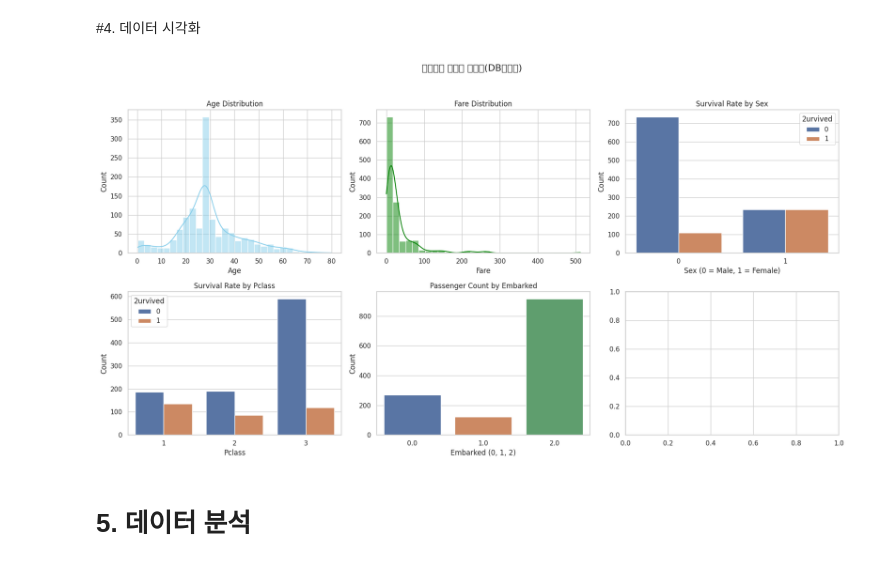
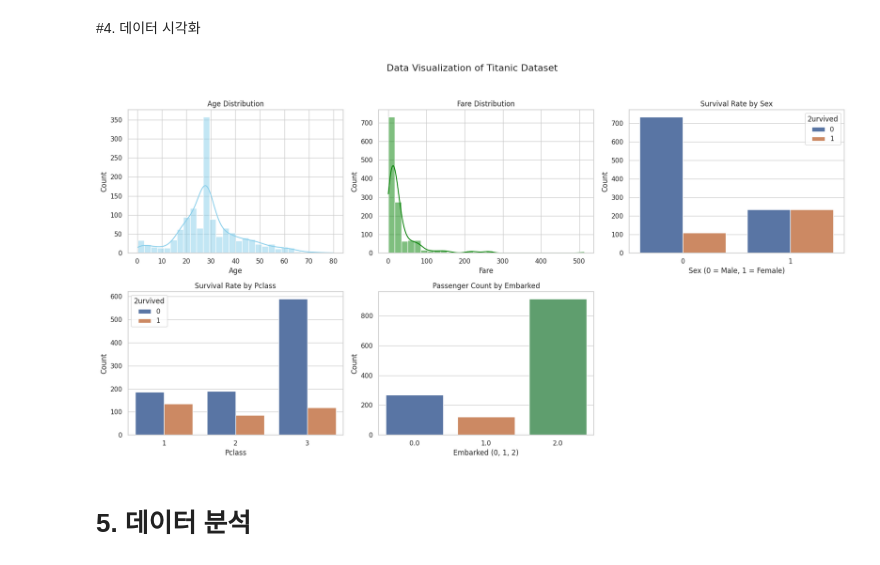
Before and after one commit to KimGiheung/GDSC, a Jupyter notebook: 타이타닉_데이터시각화.ipynb, the cells around one changed output. Drawn from its saved outputs; the diff is of its cells as text; code cells hidden in the pictures.

```diff
--- a/타이타닉_데이터시각화.ipynb
+++ b/타이타닉_데이터시각화.ipynb
@@ -137,51 +137,49 @@ import matplotlib.pyplot as plt
 import seaborn as sns
 import pandas as pd
 
-# style 설정(whitegrid)
+# 시각화의 미적 스타일을 설정합니다
 sns.set(style="whitegrid")
 
-# 서브플롯
-# 연령, 운임, 성별-생존률, 객실 등급-생존률, 승선 항구별 승객 분포 그래프를
-# subplot으로 나타냄
+# 서브플롯을 생성합니다
 fig, axes = plt.subplots(2, 3, figsize=(18, 10))
-fig.suptitle('타이타닉 데이터 시각화(DB스터디)', fontsize=16)
+fig.suptitle('Data Visualization of Titanic Dataset', fontsize=16)
 
-# 연령 분포
-sns.histplot(data['Age'], bins=30, ax=axes[0, 0], kde=True, color='skyblue')
+# 연령 분포 그래프를 그립니다
+sns.histplot(data['Age'].dropna(), bins=30, ax=axes[0, 0], kde=True, color='skyblue')
 axes[0, 0].set_title('Age Distribution')
 axes[0, 0].set_xlabel('Age')
 axes[0, 0].set_ylabel('Count')
 
-# 운임 분포
-sns.histplot(data['Fare'], bins=30, ax=axes[0, 1], kde=True, color='green')
+# 운임 분포 그래프를 그립니다
+sns.histplot(data['Fare'].dropna(), bins=30, ax=axes[0, 1], kde=True, color='green')
 axes[0, 1].set_title('Fare Distribution')
 axes[0, 1].set_xlabel('Fare')
 axes[0, 1].set_ylabel('Count')
 
-# 성별에 따른 생존율
+# 성별에 따른 생존율 그래프를 그립니다
 sns.countplot(x='Sex', hue='2urvived', data=data, ax=axes[0, 2])
 axes[0, 2].set_title('Survival Rate by Sex')
 axes[0, 2].set_xlabel('Sex (0 = Male, 1 = Female)')
 axes[0, 2].set_ylabel('Count')
 
-# 객실 등급별 생존율
+# 객실 등급별 생존율 그래프를 그립니다
 sns.countplot(x='Pclass', hue='2urvived', data=data, ax=axes[1, 0])
 axes[1, 0].set_title('Survival Rate by Pclass')
 axes[1, 0].set_xlabel('Pclass')
 axes[1, 0].set_ylabel('Count')
 
 # 승선 항구별 승객 분포 그래프를 그립니다
 sns.countplot(x='Embarked', data=data, ax=axes[1, 1])
 axes[1, 1].set_title('Passenger Count by Embarked')
 axes[1, 1].set_xlabel('Embarked (0, 1, 2)')
 axes[1, 1].set_ylabel('Count')
 
+axes[1, 2].axis('off')
+
 # 레이아웃을 조정합니다
 plt.tight_layout(rect=[0, 0.03, 1, 0.95])
-
-# 마지막 서브플롯(빈
 # %% [output]
-[figure, old version]
+[figure, new version]
 # %% [markdown]
 # 5. 데이터 분석
 # %% [markdown]
```
